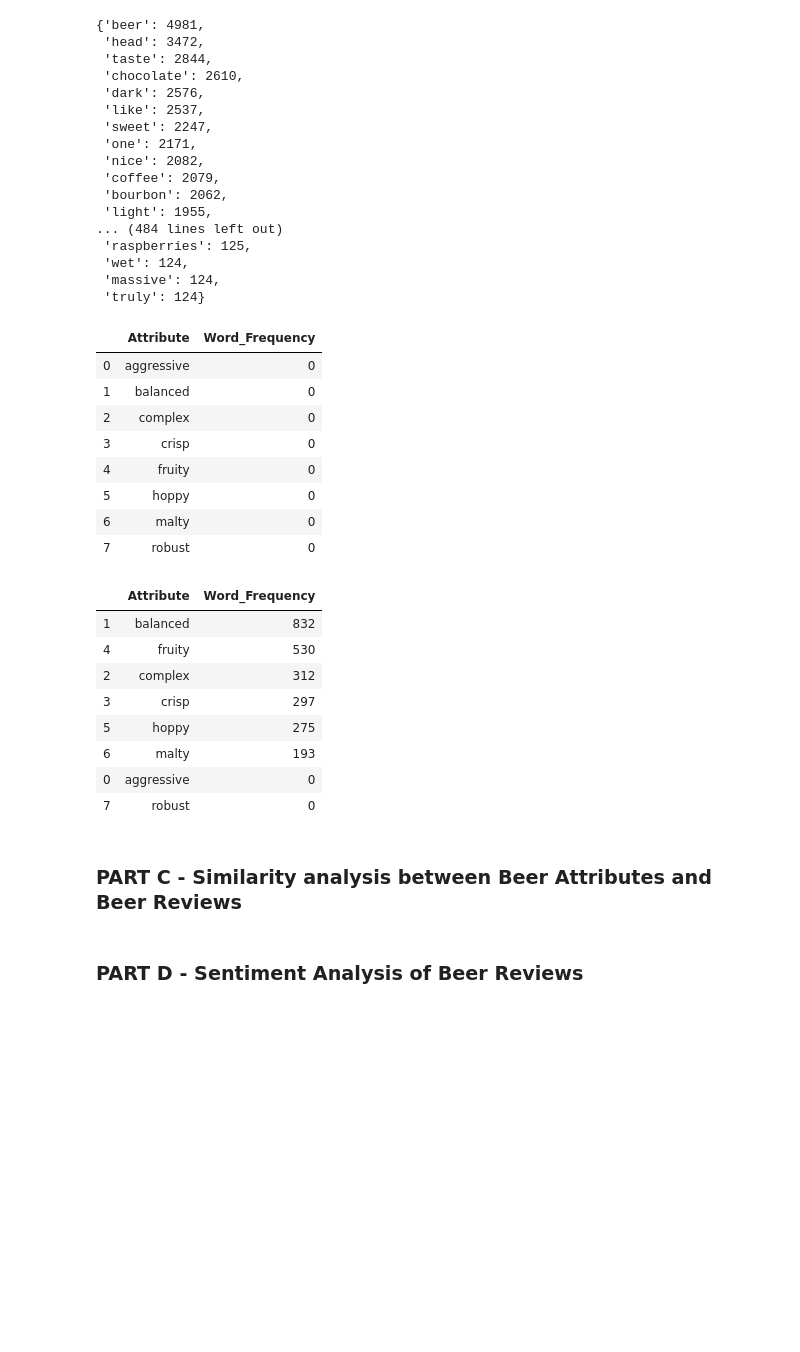
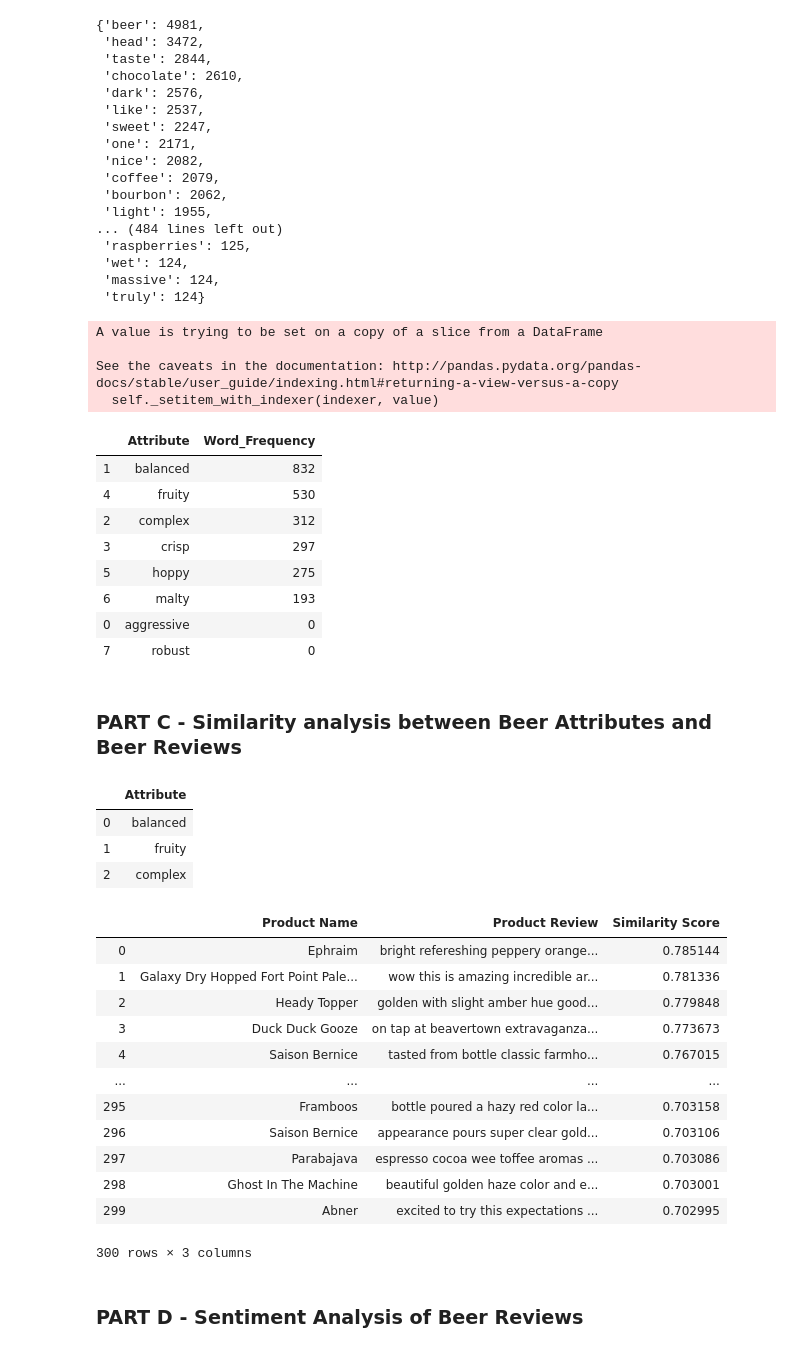
Before and after one commit to prajvalgupta/ugca-fall, a Jupyter notebook: Assignment 3/UGCA_Task3.ipynb, the cells around one changed output. Saved outputs shown, nothing was run; the diff lists cells and outputs as text; code cells hidden in the pictures; blank space fills up the shorter version.

```diff
--- a/Assignment 3/UGCA_Task3.ipynb
+++ b/Assignment 3/UGCA_Task3.ipynb
@@ -316,38 +318,39 @@ new_word_list
 beer_attribute_list = [["aggressive",0],["balanced",0],["complex",0],["crisp",0],["fruity",0],["hoppy",0],["malty",0],["robust",0]]
 beer_attribute_list = pd.DataFrame(beer_attribute_list)
 beer_attribute_list.columns = ["Attribute","Word_Frequency"]
+
+for i in range(len(beer_attribute_list["Attribute"])):
+    for key, value in new_word_list.items():
+        if beer_attribute_list["Attribute"][i] in key:
+            beer_attribute_list["Word_Frequency"].iloc[i] = value
+
+beer_attribute_list = beer_attribute_list.sort_values(by=['Word_Frequency'],ascending=False)
 beer_attribute_list
 # %% [output]
+A value is trying to be set on a copy of a slice from a DataFrame
+
+See the caveats in the documentation: http://pandas.pydata.org/pandas-docs/stable/user_guide/indexing.html#returning-a-view-versus-a-copy
+  self._setitem_with_indexer(indexer, value)
 |  | Attribute | Word_Frequency |
+| 1 | balanced | 832 |
+| 4 | fruity | 530 |
+| 2 | complex | 312 |
+| 3 | crisp | 297 |
+| 5 | hoppy | 275 |
+| 6 | malty | 193 |
 | 0 | aggressive | 0 |
-| 1 | balanced | 0 |
-| 2 | complex | 0 |
-| 3 | crisp | 0 |
-| 4 | fruity | 0 |
-| 5 | hoppy | 0 |
-| 6 | malty | 0 |
 | 7 | robust | 0 |
-# %%
-for i in range(len(beer_attribute_list["Attribute"])):
-    for key, value in new_word_list.items():
-        if beer_attribute_list["Attribute"][i] in key:
-            beer_attribute_list["Word_Frequency"].iloc[i] = value
-
-beer_attribute_list = beer_attribute_list.sort_values(by=['Word_Frequency'],ascending=False)
-beer_attribute_list
-# %% [output]
-|  | Attribute | Word_Frequency |
-| 1 | balanced | 832 |
-| 4 | fruity | 530 |
-| 2 | complex | 312 |
-| 3 | crisp | 297 |
-| 5 | hoppy | 275 |
-| 6 | malty | 193 |
-| 0 | aggressive | 0 |
-| 7 | robust | 0 |
 # %%
 # Storing top 3 attributes in file
 beer_attribute_top3_list = beer_attribute_list.iloc[0:3,0]
 beer_attribute_top3_list.to_csv("user_beer_attributes.csv",index=False, header="Attributes")
 # %% [markdown]
 ### PART C - Similarity analysis between Beer Attributes and Beer Reviews
+# %%
+attribute_list = pd.read_csv("user_beer_attributes.csv")
+attribute_list
+# %% [output]
+|  | Attribute |
+| 0 | balanced |
+| 1 | fruity |
+| 2 | complex |
@@ -354,2 +371,19 @@ beer_attribute_top3_list.to_csv("user_beer_attributes.csv",index=False, header="
+# %%
+top_300_reviews = pd.read_excel(r'Beer_Attribute_Review_Similarity.xlsx',nrows=300)
+top_300_reviews
+# %% [output]
+|  | Product Name | Product Review | Similarity Score |
+| 0 | Ephraim | bright refereshing peppery orange... | 0.785144 |
+| 1 | Galaxy Dry Hopped Fort Point Pale... | wow this is amazing incredible ar... | 0.781336 |
+| 2 | Heady Topper | golden with slight amber hue good... | 0.779848 |
+| 3 | Duck Duck Gooze | on tap at beavertown extravaganza... | 0.773673 |
+| 4 | Saison Bernice | tasted from bottle classic farmho... | 0.767015 |
+| ... | ... | ... | ... |
+| 295 | Framboos | bottle poured a hazy red color la... | 0.703158 |
+| 296 | Saison Bernice | appearance pours super clear gold... | 0.703106 |
+| 297 | Parabajava | espresso cocoa wee toffee aromas ... | 0.703086 |
+| 298 | Ghost In The Machine | beautiful golden haze color and e... | 0.703001 |
+| 299 | Abner | excited to try this expectations ... | 0.702995 |
+300 rows × 3 columns
 # %% [markdown]
 ### PART D - Sentiment Analysis of Beer Reviews
```
Also changed, not shown: parts of 6 cells of this notebook, 1 other file.
